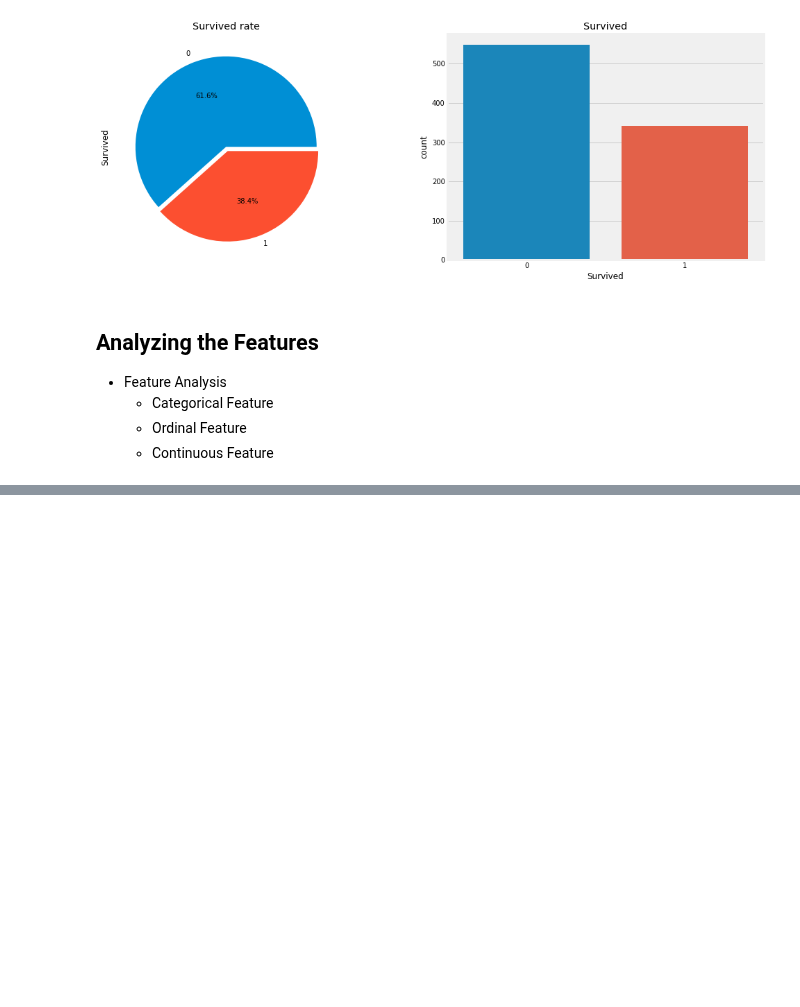
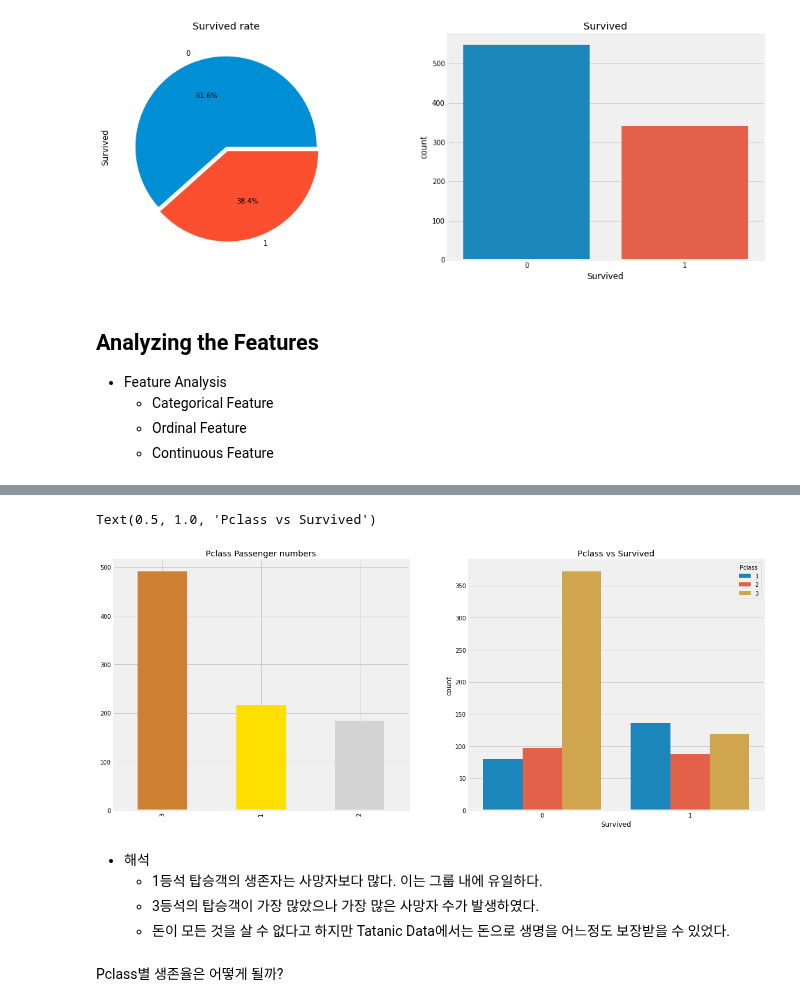
Before and after one commit to Steve-YJ/Explore-Kaggle, a Jupyter notebook: 01_Classification_Titanic.ipynb, the cells around one changed output, grey strips where cells are left out. Cells and saved outputs as stored; diff of their text form; code cells hidden in the pictures; blank space fills up the shorter version.

```diff
--- a/01_Classification_Titanic.ipynb
+++ b/01_Classification_Titanic.ipynb
@@ -168,0 +245,18 @@ plt.show()
+# %%
+f, ax = plt.subplots(1, 2, figsize=(18, 8))
+color=['#CD7F32', '#FFDF00', '#D3D3D3']
+
+data['Pclass'].value_counts().plot.bar(color=[x for x in color], ax=ax[0])
+ax[0].set_title('Pclass Passenger numbers')
+sns.countplot(x='Survived', hue='Pclass', data=data, ax=ax[1])
+ax[1].set_title('Pclass vs Survived')
+# %% [output]
+Text(0.5, 1.0, 'Pclass vs Survived')
+[figure, added]
+# %% [markdown]
+* 해석
+    * 1등석 탑승객의 생존자는 사망자보다 많다. 이는 그룹 내에 유일하다.
+    * 3등석의 탑승객이 가장 많았으나 가장 많은 사망자 수가 발생하였다.
+    * 돈이 모든 것을 살 수 없다고 하지만 Tatanic Data에서는 돈으로 생명을 어느정도 보장받을 수 있었다.
+# %% [markdown]
+Pclass별 생존율은 어떻게 될까?
```
Also changed, not shown: parts of 23 cells of this notebook.
